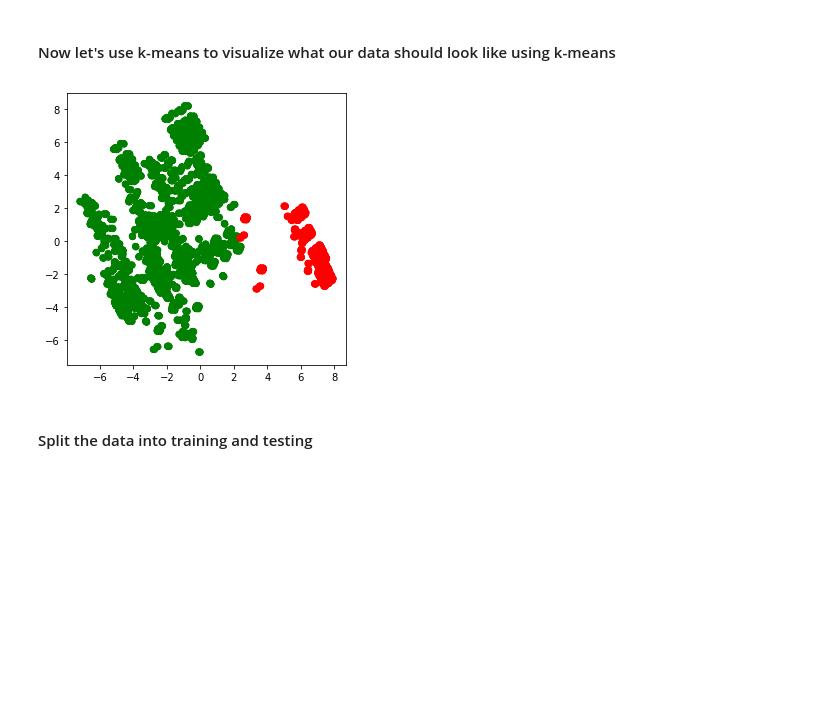
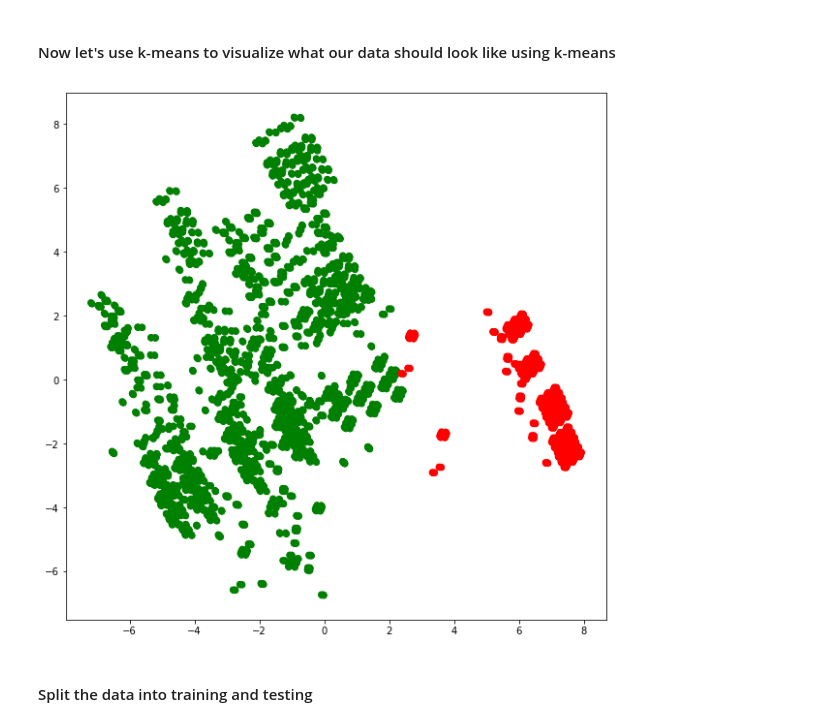
Before and after one commit to TonyCioara/Mushroom-Classifier, a Jupyter notebook: mushroom_classification.ipynb, the cells around one changed output. Cells and saved outputs as stored; diff of their text form; code cells hidden in the pictures; blank space fills up the shorter version.

```diff
--- a/mushroom_classification.ipynb
+++ b/mushroom_classification.ipynb
@@ -65,21 +77,20 @@ X = pca.fit_transform(X)
 # %%
 N=df.values
 pca = PCA(n_components=2)
 x = pca.fit_transform(N)
 
 kmeans = KMeans(n_clusters=2, random_state=5)
 X_clustered = kmeans.fit_predict(N)
 
 LABEL_COLOR_MAP = {0 : 'r',
-                   1 : 'g'
-                  }
+                   1 : 'g'}
 
 label_color = [LABEL_COLOR_MAP[l] for l in X_clustered]
-plt.figure(figsize = (5,5))
+plt.figure(figsize = (10,10))
 plt.scatter(x[:,0],x[:,1], c= label_color)
 plt.show()
 # %% [output]
-[figure, old version]
+[figure, new version]
 # %% [markdown]
 #### Split the data into training and testing
 # %%
```
Also changed, not shown: parts of 12 cells of this notebook.
